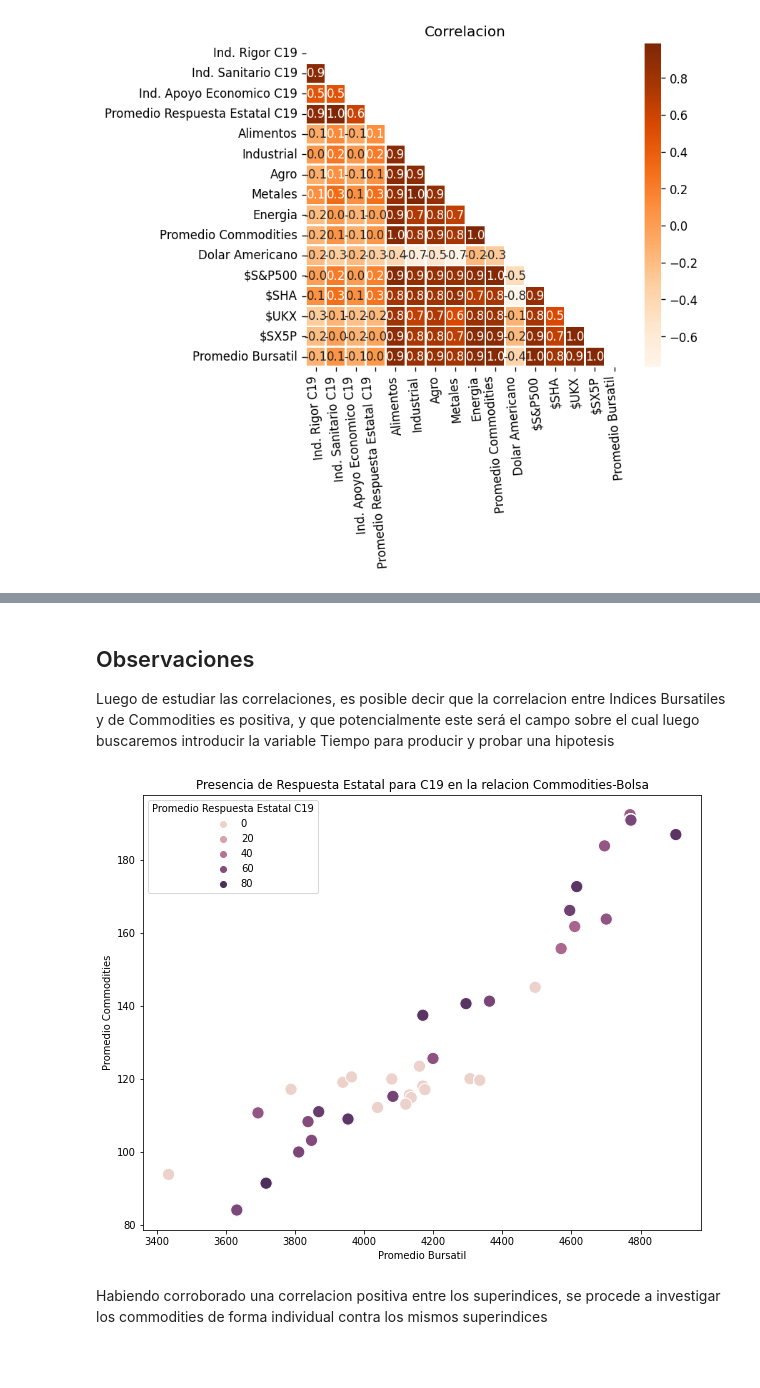
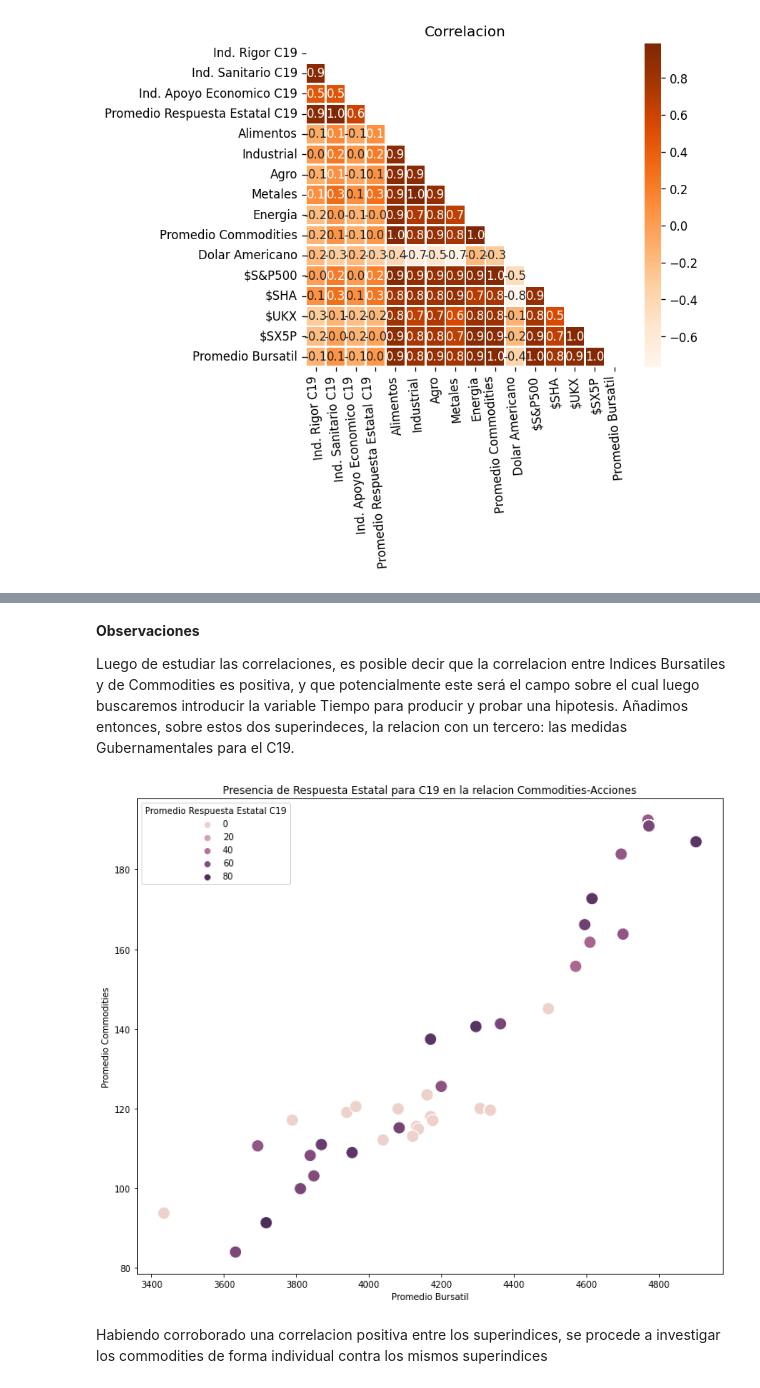
Before and after one commit to RufinoMartin/Coderhouse2021, a Jupyter notebook: Notebook_Integrado.ipynb, the cells around one changed output, grey strips where cells are left out. Drawn from its saved outputs; the diff is of its cells as text; code cells hidden in the pictures; blank space fills up the shorter version.

```diff
--- a/Notebook_Integrado.ipynb
+++ b/Notebook_Integrado.ipynb
@@ -75,7 +79,7 @@ https://github.com/RufinoMartin/DataScience2021/blob/main/DatasetFinal.csv
 
 Copiar el URL del Raw, y pegar:
 # %%
-df_Integrado = pd.read_csv('https://raw.githubusercontent.com/RufinoMartin/DataScience2021/main/DatasetFinal.csv?token=GHSAT0AAAAAABRYGSF2IIXG437NHKGD4QHUYSCM6WQ')
+df_Integrado = pd.read_csv('https://raw.githubusercontent.com/RufinoMartin/DataScience2021/main/DatasetFinal.csv?token=GHSAT0AAAAAABTJFJHETL6W63I7HIAMUOLSYSSB6YQ')
 # %% [markdown]
 # Data Wrangling
 # %% [markdown]
@@ -464,17 +459,18 @@ plt.show()
 # %% [markdown]
-## Observaciones
+**Observaciones**
 
-Luego de estudiar las correlaciones, es posible decir que la correlacion entre Indices Bursatiles y de Commodities es positiva, y que potencialmente este será el campo sobre el cual luego buscaremos introducir la variable Tiempo para producir y probar una hipotesis
+Luego de estudiar las correlaciones, es posible decir que la correlacion entre Indices Bursatiles y de Commodities es positiva, y que potencialmente este será el campo sobre el cual luego buscaremos introducir la variable Tiempo para producir y probar una hipotesis.
+Añadimos entonces, sobre estos dos superindeces, la relacion con un tercero: las medidas Gubernamentales para el C19.
 # %%
 # Relacion entre los 3 Superindices.
 # Aqui tenemos los candidatos a hipotesis de trabajo y por ende targets: los tres superdinces o variables aglutinantes.
 
-plt.figure(figsize=(10,8))
-sns.scatterplot(x='Promedio Bursatil',y='Promedio Commodities',data=df_Integrado,hue='Promedio Respuesta Estatal C19', s=150)
-plt.title('Presencia de Respuesta Estatal para C19 en la relacion Commodities-Bolsa')
+plt.figure(figsize=(12,10))
+sns.scatterplot(x='Promedio Bursatil',y='Promedio Commodities',data=df_Integrado,hue='Promedio Respuesta Estatal C19', s=200)
+plt.title('Presencia de Respuesta Estatal para C19 en la relacion Commodities-Acciones')
 plt.show()
 # %% [output]
-[figure, old version]
+[figure, new version]
 # %% [markdown]
 Habiendo corroborado una correlacion positiva entre los superindices, se procede a investigar los commodities de forma individual contra los mismos superindices
 # %%
```
Also changed, not shown: parts of 105 cells of this notebook.
